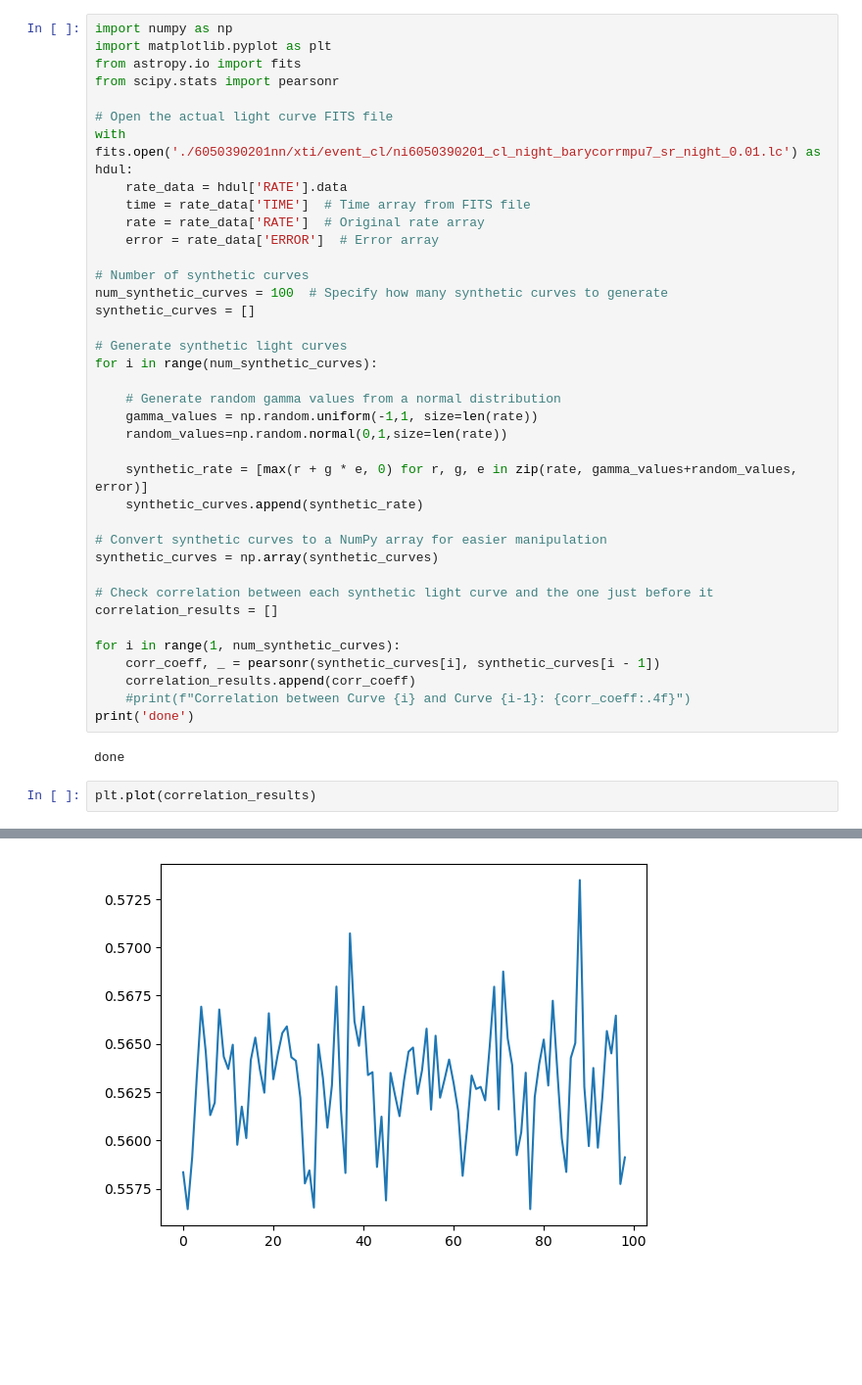
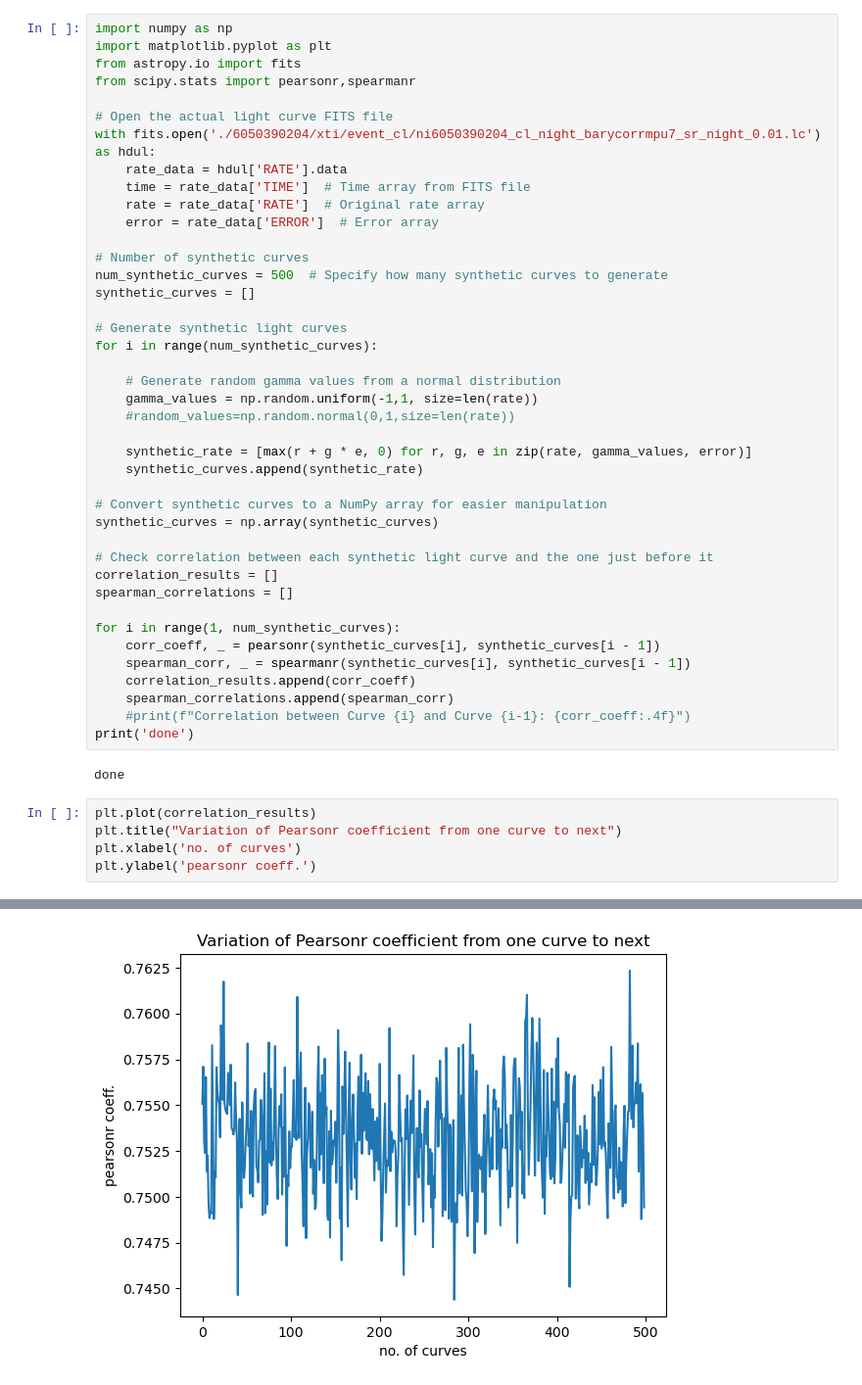
Before and after one commit to supremeKAI40/ULXP_thesis_analysis, a Jupyter notebook: nicer/nb_bootstrap_error.ipynb, the cells around one changed output, grey strips where cells are left out. Shown at 98% size. Cells and saved outputs as stored; diff of their text form; blank space fills up the shorter version.

```diff
--- a/nicer/nb_bootstrap_error.ipynb
+++ b/nicer/nb_bootstrap_error.ipynb
@@ -209,17 +215,17 @@ plt.grid()
 import numpy as np
 import matplotlib.pyplot as plt
 from astropy.io import fits
-from scipy.stats import pearsonr
+from scipy.stats import pearsonr,spearmanr
 
 # Open the actual light curve FITS file
-with fits.open('./6050390201nn/xti/event_cl/ni6050390201_cl_night_barycorrmpu7_sr_night_0.01.lc') as hdul:
+with fits.open('./6050390204/xti/event_cl/ni6050390204_cl_night_barycorrmpu7_sr_night_0.01.lc') as hdul:
     rate_data = hdul['RATE'].data
     time = rate_data['TIME']  # Time array from FITS file
     rate = rate_data['RATE']  # Original rate array
     error = rate_data['ERROR']  # Error array
 
 # Number of synthetic curves
-num_synthetic_curves = 100  # Specify how many synthetic curves to generate
+num_synthetic_curves = 500  # Specify how many synthetic curves to generate
 synthetic_curves = []
 
 # Generate synthetic light curves
@@ -227,9 +233,9 @@ for i in range(num_synthetic_curves):
 
     # Generate random gamma values from a normal distribution
     gamma_values = np.random.uniform(-1,1, size=len(rate))
-    random_values=np.random.normal(0,1,size=len(rate))
+    #random_values=np.random.normal(0,1,size=len(rate))
 
-    synthetic_rate = [max(r + g * e, 0) for r, g, e in zip(rate, gamma_values+random_values, error)]
+    synthetic_rate = [max(r + g * e, 0) for r, g, e in zip(rate, gamma_values, error)]
     synthetic_curves.append(synthetic_rate)
 
 # Convert synthetic curves to a NumPy array for easier manipulation
@@ -237,14 +243,20 @@ synthetic_curves = np.array(synthetic_curves)
 
 # Check correlation between each synthetic light curve and the one just before it
 correlation_results = []
+spearman_correlations = []
 
 for i in range(1, num_synthetic_curves):
     corr_coeff, _ = pearsonr(synthetic_curves[i], synthetic_curves[i - 1])
+    spearman_corr, _ = spearmanr(synthetic_curves[i], synthetic_curves[i - 1])
     correlation_results.append(corr_coeff)
+    spearman_correlations.append(spearman_corr)
     #print(f"Correlation between Curve {i} and Curve {i-1}: {corr_coeff:.4f}")
 print('done')
 # %% [output]
 done
 # %%
 plt.plot(correlation_results)
+plt.title("Variation of Pearsonr coefficient from one curve to next")
+plt.xlabel('no. of curves')
+plt.ylabel('pearsonr coeff.')
 # %% [output]
@@ -252 +264 @@ plt.plot(correlation_results)
-[figure, old version]
+[figure, new version]
```
Also changed, not shown: parts of 4 cells of this notebook, 1 other file.
